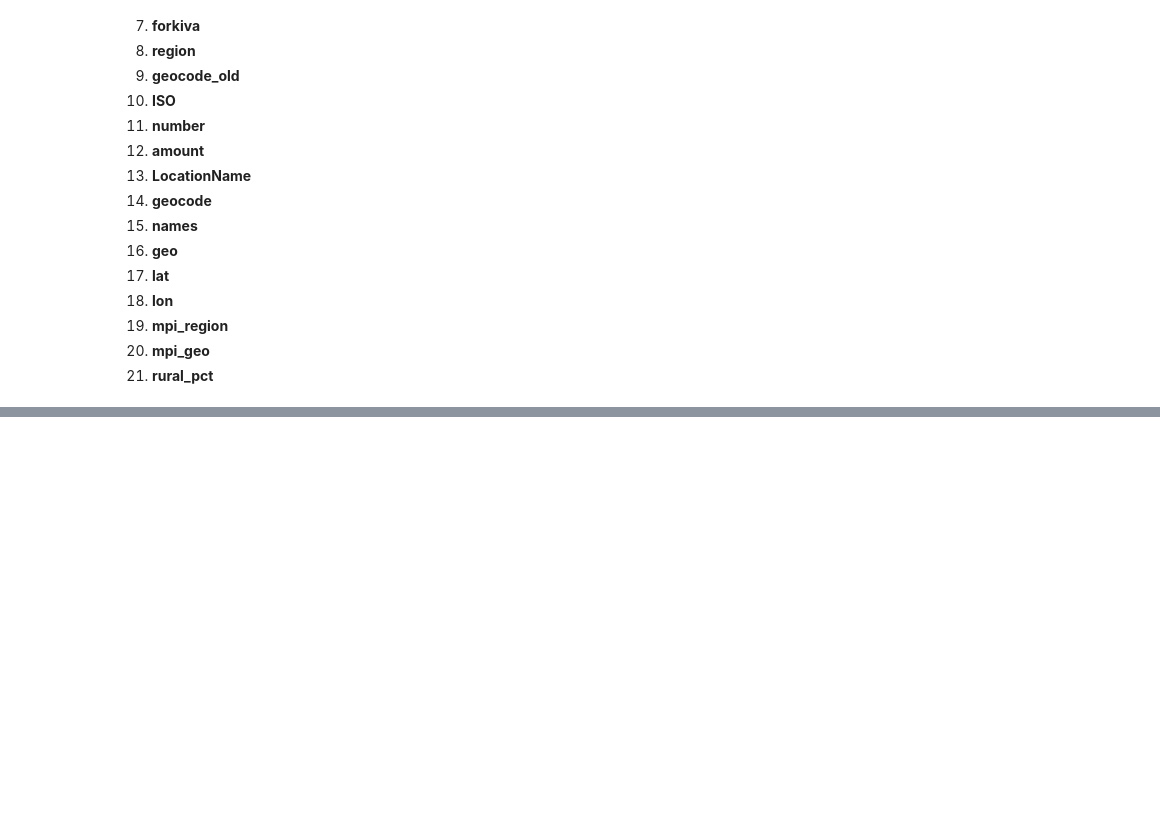
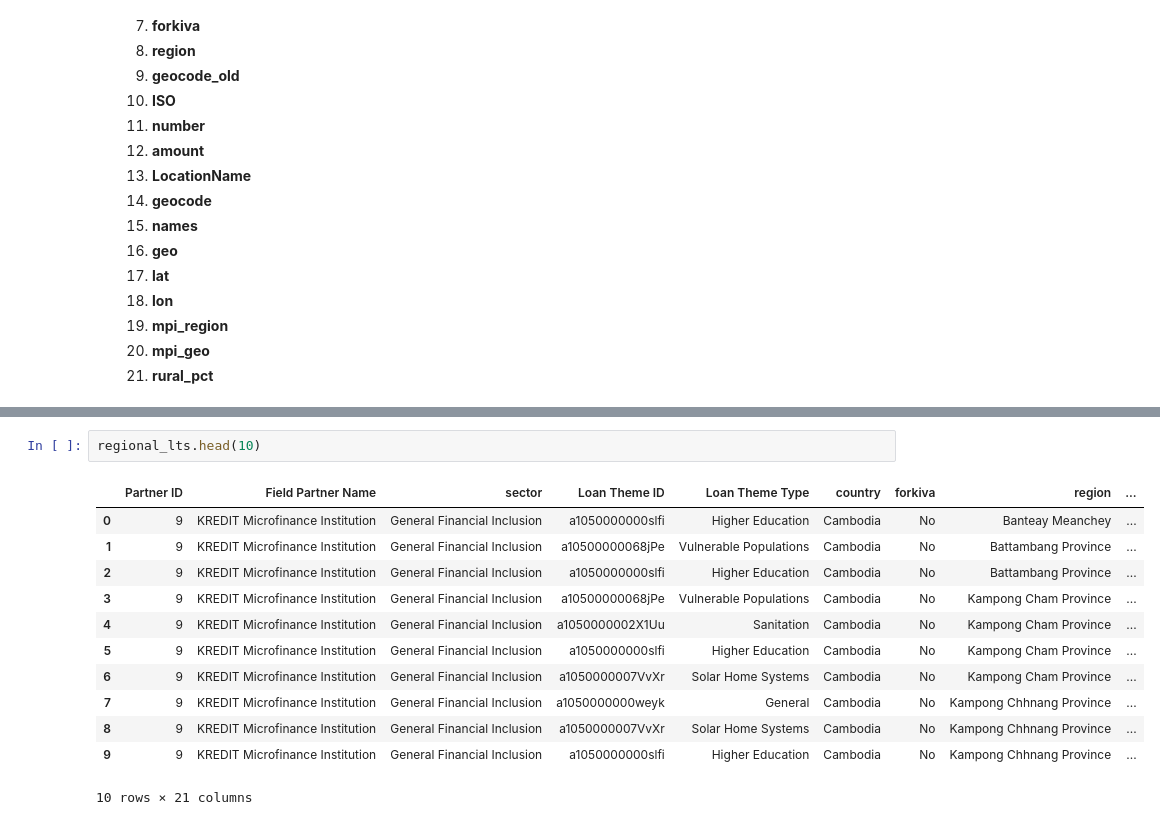
Before and after one commit to masterpython4ds/assignment-1-CeeThinwa, a Jupyter notebook: KIVA Analysis.ipynb, the cells around one changed output, grey strips where cells are left out. Cells and saved outputs as stored; diff of their text form; blank space fills up the shorter version.

```diff
--- a/KIVA Analysis.ipynb
+++ b/KIVA Analysis.ipynb
@@ -104,0 +147,15 @@ There are four data sources provided by Kiva:
+# %%
+regional_lts.head(10)
+# %% [output]
+|  | Partner ID | Field Partner Name | sector | Loan Theme ID | Loan Theme Type | country | forkiva | region | ... |
+| 0 | 9 | KREDIT Microfinance Institution | General Financial Inclusion | a1050000000slfi | Higher Education | Cambodia | No | Banteay Meanchey | ... |
+| 1 | 9 | KREDIT Microfinance Institution | General Financial Inclusion | a10500000068jPe | Vulnerable Populations | Cambodia | No | Battambang Province | ... |
+| 2 | 9 | KREDIT Microfinance Institution | General Financial Inclusion | a1050000000slfi | Higher Education | Cambodia | No | Battambang Province | ... |
+| 3 | 9 | KREDIT Microfinance Institution | General Financial Inclusion | a10500000068jPe | Vulnerable Populations | Cambodia | No | Kampong Cham Province | ... |
+| 4 | 9 | KREDIT Microfinance Institution | General Financial Inclusion | a1050000002X1Uu | Sanitation | Cambodia | No | Kampong Cham Province | ... |
+| 5 | 9 | KREDIT Microfinance Institution | General Financial Inclusion | a1050000000slfi | Higher Education | Cambodia | No | Kampong Cham Province | ... |
+| 6 | 9 | KREDIT Microfinance Institution | General Financial Inclusion | a1050000007VvXr | Solar Home Systems | Cambodia | No | Kampong Cham Province | ... |
+| 7 | 9 | KREDIT Microfinance Institution | General Financial Inclusion | a1050000000weyk | General | Cambodia | No | Kampong Chhnang Province | ... |
+| 8 | 9 | KREDIT Microfinance Institution | General Financial Inclusion | a1050000007VvXr | Solar Home Systems | Cambodia | No | Kampong Chhnang Province | ... |
+| 9 | 9 | KREDIT Microfinance Institution | General Financial Inclusion | a1050000000slfi | Higher Education | Cambodia | No | Kampong Chhnang Province | ... |
+10 rows × 21 columns
```
Also changed, not shown: parts of 3 cells of this notebook.
